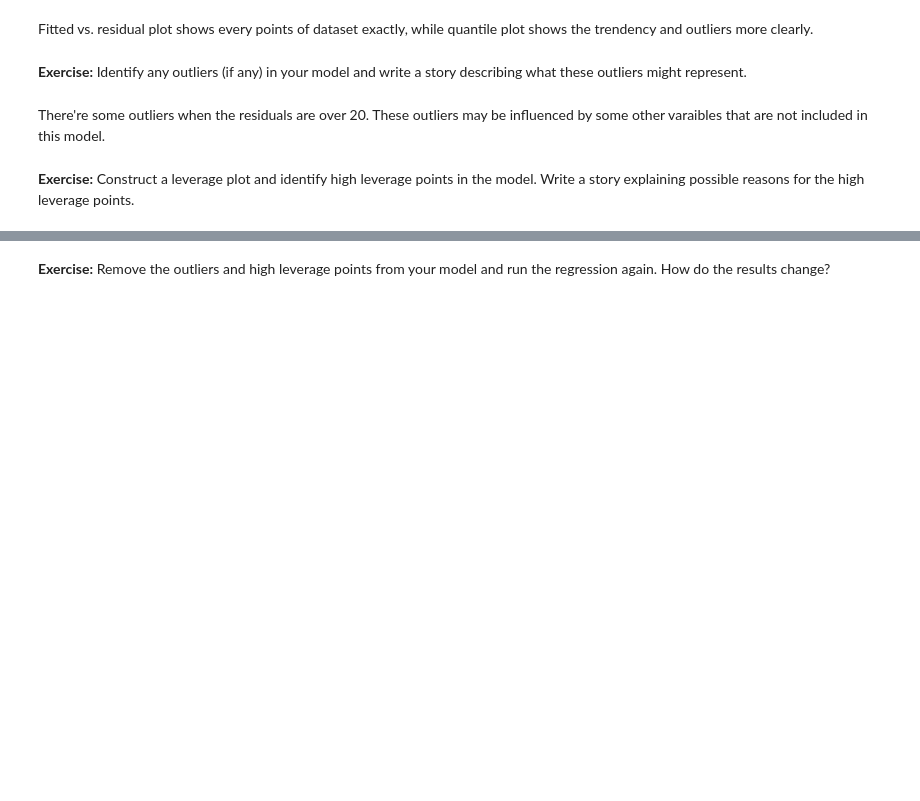
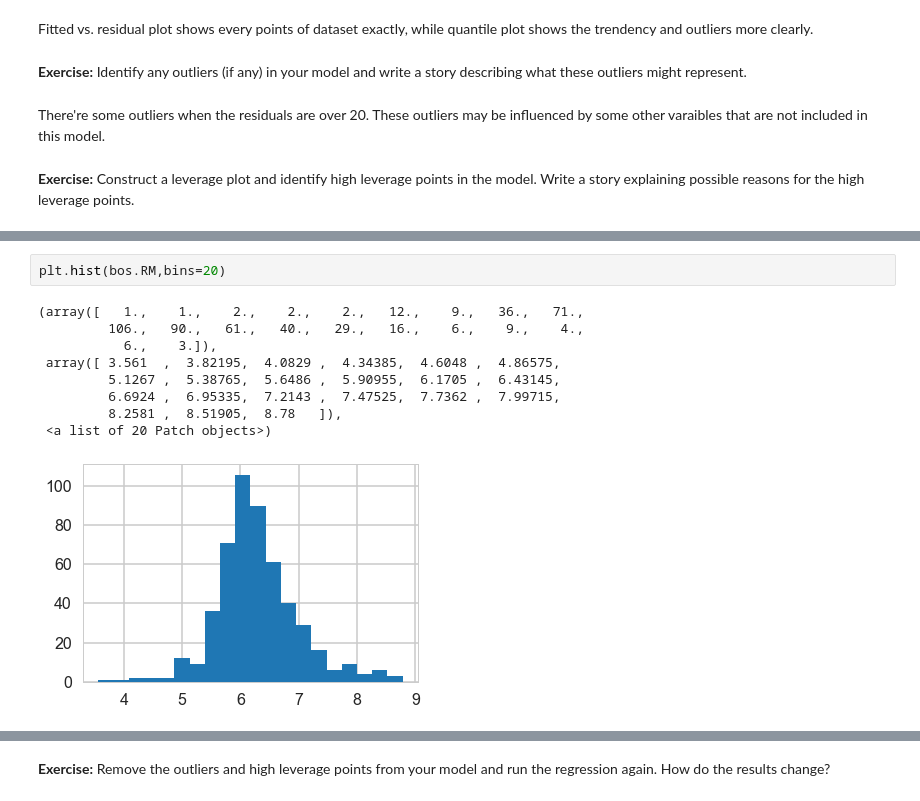
Before and after one commit to Bin-Icarus/SB_11-ML-Topics, a Jupyter notebook: Linear Regression Using Boston Housing Data Set/1505930706_linear_regression/linear_regression/Mini_Project_Linear_Regression.ipynb, the cells around one changed output, grey strips where cells are left out. Saved outputs shown, nothing was run; the diff lists cells and outputs as text; blank space fills up the shorter version.

```diff
--- a/Linear Regression Using Boston Housing Data Set/1505930706_linear_regression/linear_regression/Mini_Project_Linear_Regression.ipynb
+++ b/Linear Regression Using Boston Housing Data Set/1505930706_linear_regression/linear_regression/Mini_Project_Linear_Regression.ipynb
@@ -1017,0 +1012,12 @@ pylab.show()
+# %%
+plt.hist(bos.RM,bins=20)
+# %% [output]
+(array([   1.,    1.,    2.,    2.,    2.,   12.,    9.,   36.,   71.,
+         106.,   90.,   61.,   40.,   29.,   16.,    6.,    9.,    4.,
+           6.,    3.]),
+ array([ 3.561  ,  3.82195,  4.0829 ,  4.34385,  4.6048 ,  4.86575,
+         5.1267 ,  5.38765,  5.6486 ,  5.90955,  6.1705 ,  6.43145,
+         6.6924 ,  6.95335,  7.2143 ,  7.47525,  7.7362 ,  7.99715,
+         8.2581 ,  8.51905,  8.78   ]),
+ <a list of 20 Patch objects>)
+[figure, added]
```
Also changed, not shown: parts of 17 cells of this notebook.
